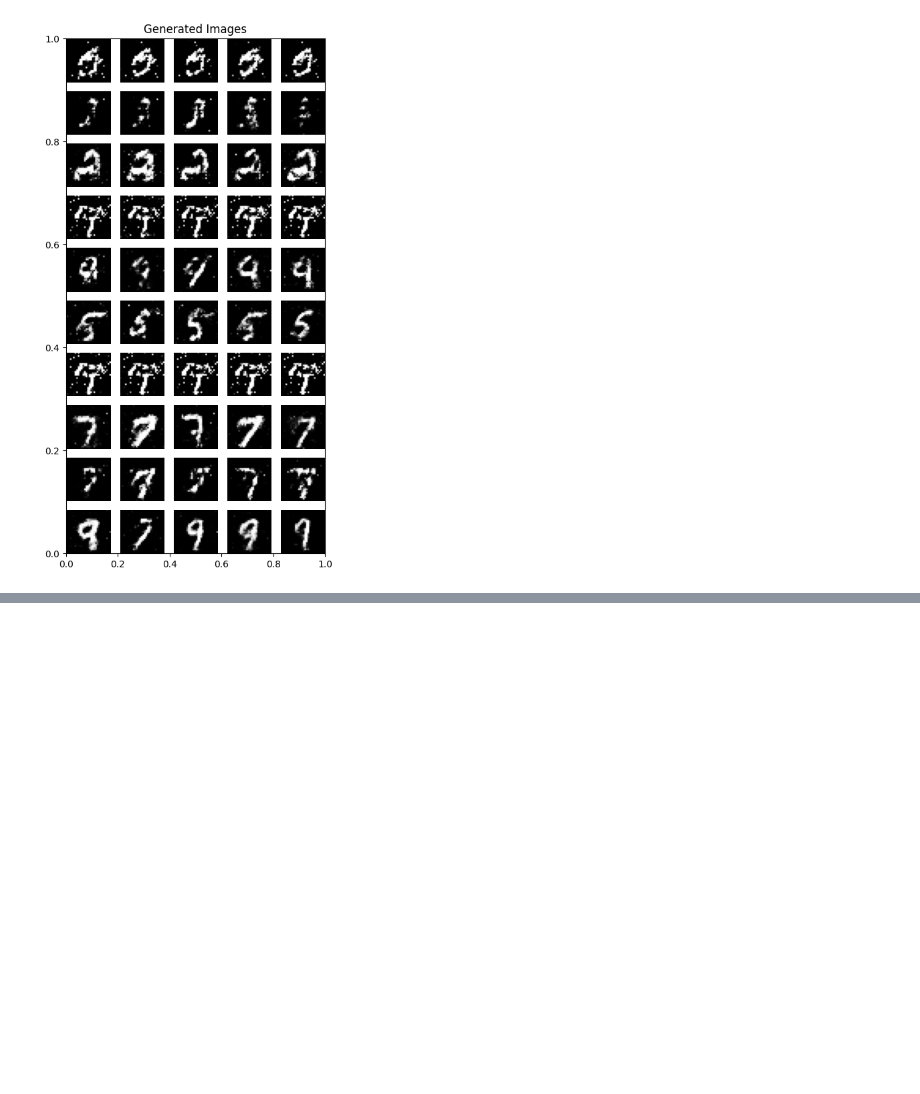
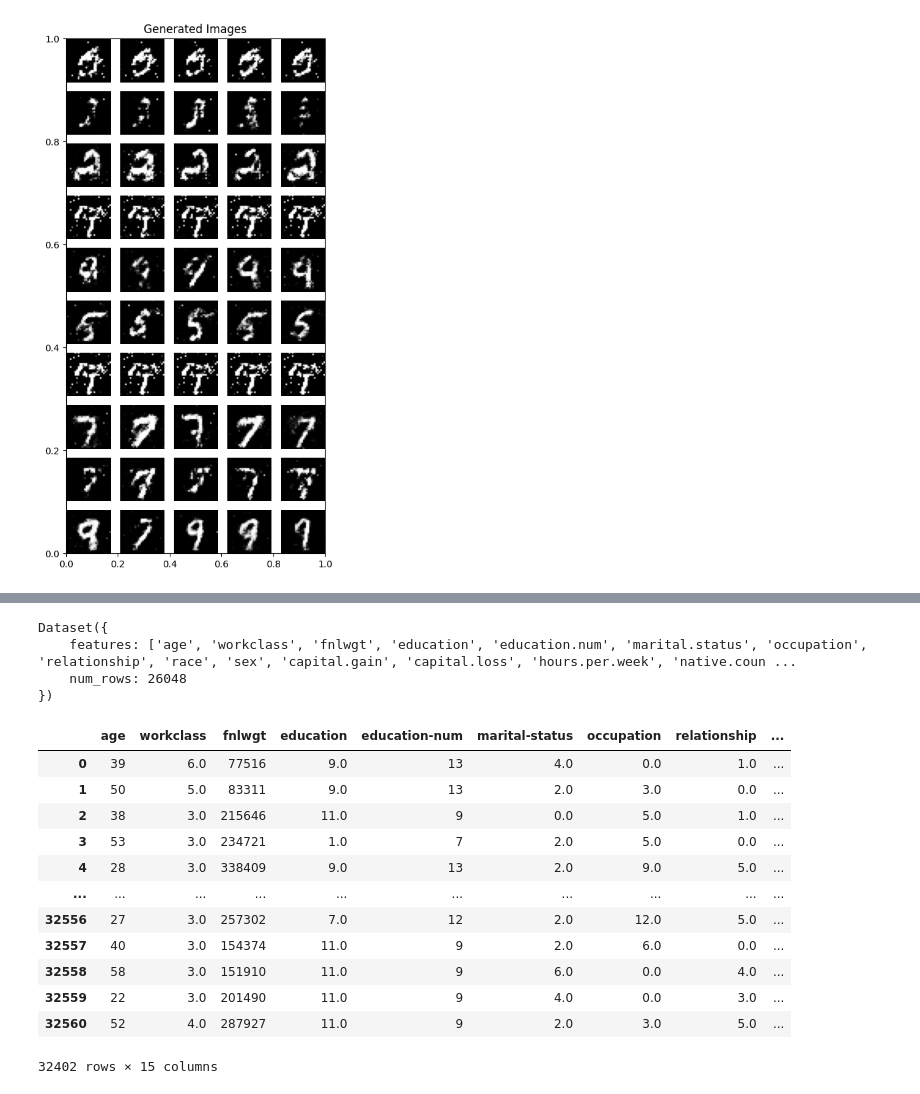
Before and after one commit to gustavoguaragna/GeraFed, a Jupyter notebook: Playground.ipynb, the cells around one changed output, grey strips where cells are left out. Saved outputs shown, nothing was run; the diff lists cells and outputs as text; code cells hidden in the pictures; blank space fills up the shorter version.

Commit message:
rodando treinamento federado de xgboost com o dataset adult

```diff
--- a/Playground.ipynb
+++ b/Playground.ipynb
@@ -283,0 +330,14 @@ for i in range(generated_images.shape[0]):
+# %%
+# Column names for the dataset
+columns = [
+    "age", "workclass", "fnlwgt", "education", "education.num",
+    "marital.status", "occupation", "relationship", "race", "sex",
+    "capital.gain", "capital.loss", "hours.per.week", "native.country", "income"
+]
+
+# Load the Adult dataset
+train_url = "https://archive.ics.uci.edu/ml/machine-learning-databases/adult/adult.data"
+test_url = "https://archive.ics.uci.edu/ml/machine-learning-databases/adult/adult.test"
+
+# Load training data
+train_data = pd.read_csv(train_url, header=None, names=columns, na_values=[" ?"], skipinitialspace=True)
@@ -283,0 +408,7 @@ for i in range(generated_images.shape[0]):
+# %%
+xgb_data2_train
+# %% [output]
+Dataset({
+    features: ['age', 'workclass', 'fnlwgt', 'education', 'education.num', 'marital.status', 'occupation', 'relationship', 'race', 'sex', 'capital.gain', 'capital.loss', 'hours.per.week', 'native.coun ...
+    num_rows: 26048
+})
@@ -283,0 +423,16 @@ for i in range(generated_images.shape[0]):
+# %%
+train_data
+# %% [output]
+|  | age | workclass | fnlwgt | education | education-num | marital-status | occupation | relationship | ... |
+| 0 | 39 | 6.0 | 77516 | 9.0 | 13 | 4.0 | 0.0 | 1.0 | ... |
+| 1 | 50 | 5.0 | 83311 | 9.0 | 13 | 2.0 | 3.0 | 0.0 | ... |
+| 2 | 38 | 3.0 | 215646 | 11.0 | 9 | 0.0 | 5.0 | 1.0 | ... |
+| 3 | 53 | 3.0 | 234721 | 1.0 | 7 | 2.0 | 5.0 | 0.0 | ... |
+| 4 | 28 | 3.0 | 338409 | 9.0 | 13 | 2.0 | 9.0 | 5.0 | ... |
+| ... | ... | ... | ... | ... | ... | ... | ... | ... | ... |
+| 32556 | 27 | 3.0 | 257302 | 7.0 | 12 | 2.0 | 12.0 | 5.0 | ... |
+| 32557 | 40 | 3.0 | 154374 | 11.0 | 9 | 2.0 | 6.0 | 0.0 | ... |
+| 32558 | 58 | 3.0 | 151910 | 11.0 | 9 | 6.0 | 0.0 | 4.0 | ... |
+| 32559 | 22 | 3.0 | 201490 | 11.0 | 9 | 4.0 | 0.0 | 3.0 | ... |
+| 32560 | 52 | 4.0 | 287927 | 11.0 | 9 | 2.0 | 3.0 | 5.0 | ... |
+32402 rows × 15 columns
```
Also changed, not shown: parts of 36 cells of this notebook, 8 other files.
